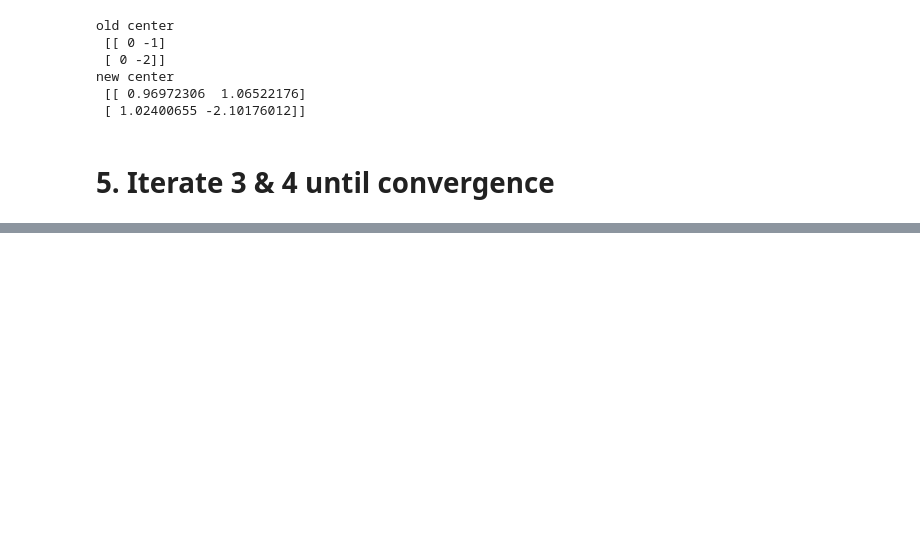
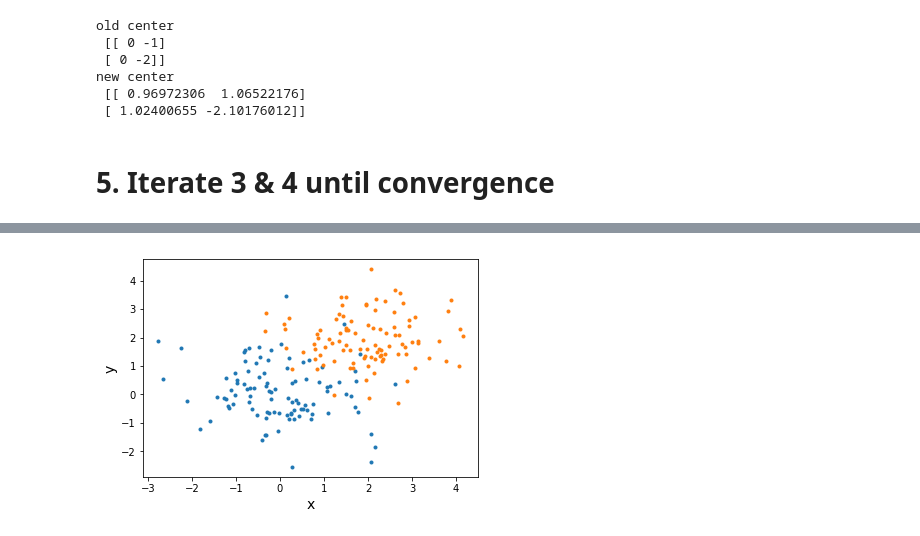
Before and after one commit to ywnch/PUI2017_ywc249, a Jupyter notebook: HW11_ywc249/HW11-2.ipynb, the cells around one changed output, grey strips where cells are left out. Cells and saved outputs as stored; diff of their text form; code cells hidden in the pictures; blank space fills up the shorter version.

```diff
--- a/HW11_ywc249/HW11-2.ipynb
+++ b/HW11_ywc249/HW11-2.ipynb
@@ -188,0 +93,16 @@ iteration 0
+# %%
+fig, ax = pl.subplots()
+
+# plot data with labels
+d1, = ax.plot(random_1[0], random_1[1], '.')
+d2, = ax.plot(random_2[0], random_2[1], '.')
+
+# plot centers
+c1, = ax.plot([],[], '*', markersize=12)
+c2, = ax.plot([],[], '*', markersize=12)
+
+ax.set_xlabel('x', fontsize=14)
+ax.set_ylabel('y', fontsize=14)
+pl.show()
+# %% [output]
+[figure, added]
```
Also changed, not shown: parts of 6 cells of this notebook.
